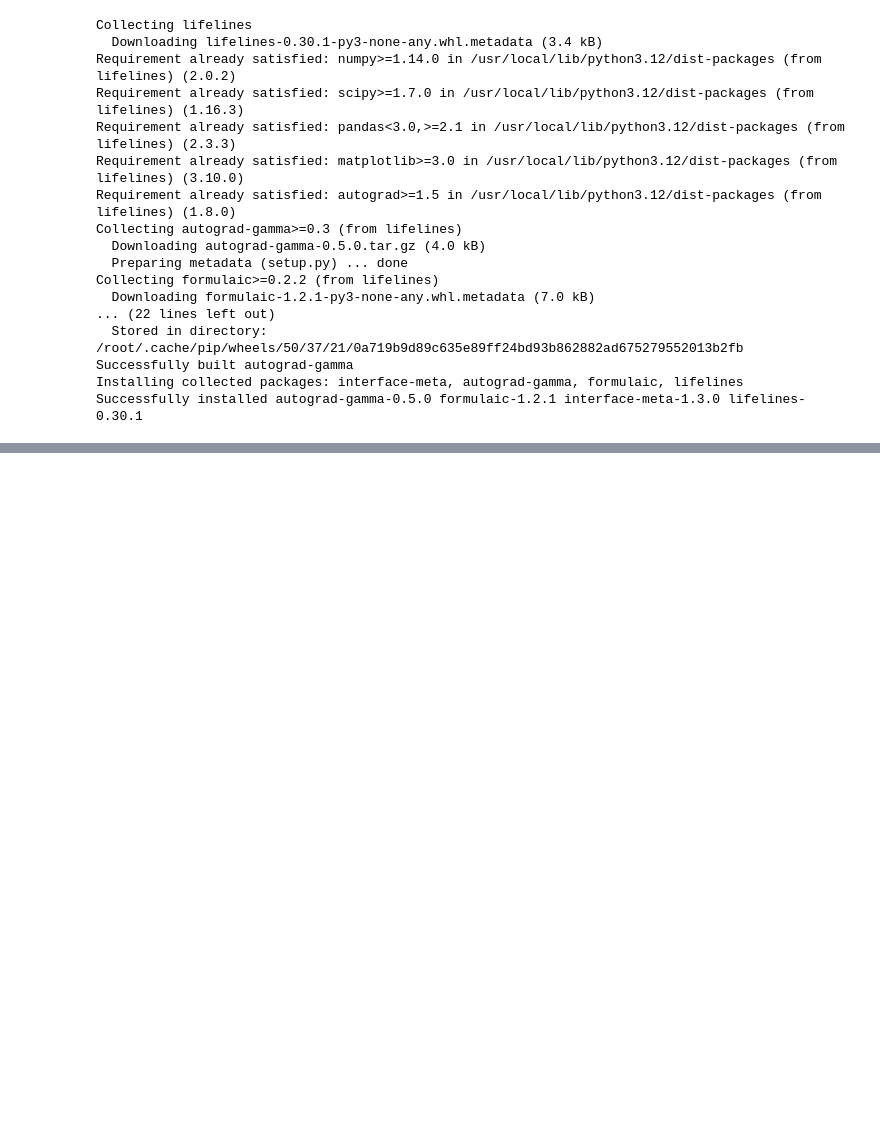
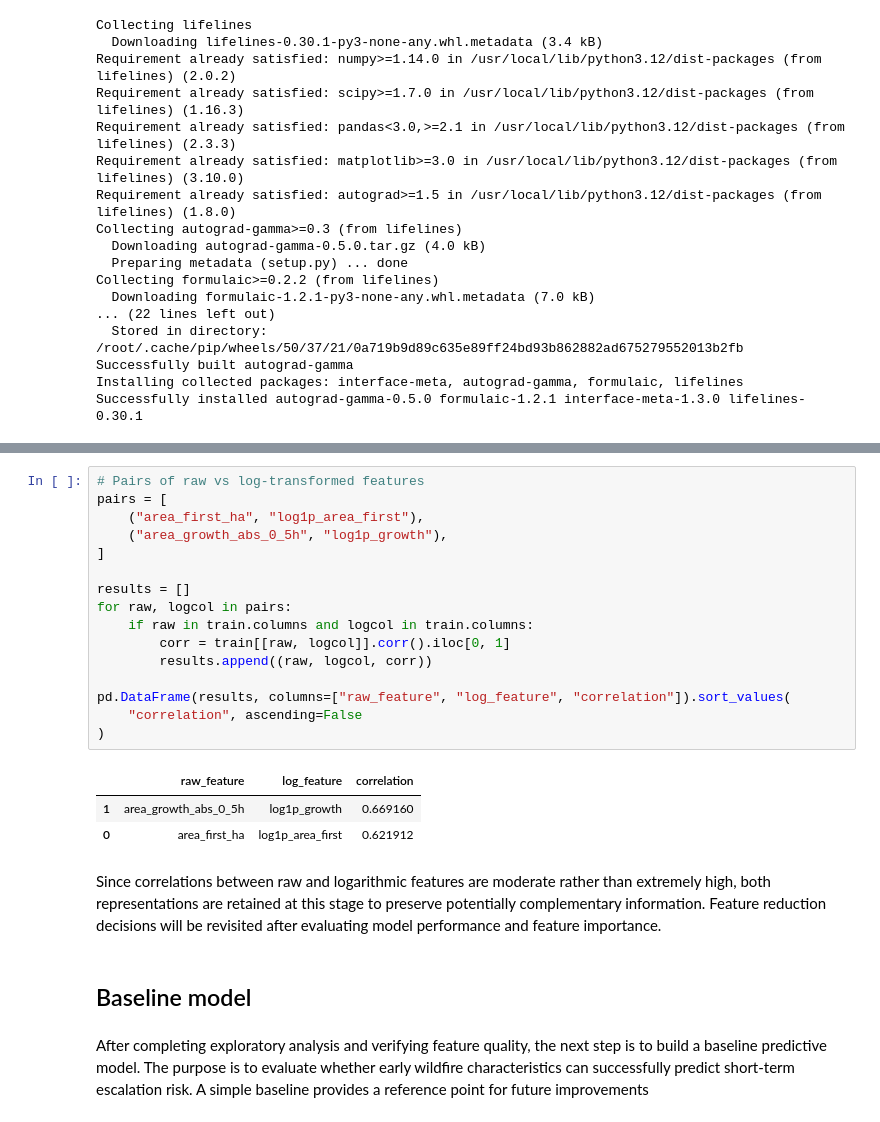
Before and after one commit to kholostovamk/KaggleCompetitionFires, a Jupyter notebook: notebook68a9156674.ipynb, the cells around one changed output, grey strips where cells are left out. Saved outputs shown, nothing was run; the diff lists cells and outputs as text; blank space fills up the shorter version.

```diff
--- a/notebook68a9156674.ipynb
+++ b/notebook68a9156674.ipynb
@@ -412,0 +567,26 @@ plt.show()
+# %%
+# Pairs of raw vs log-transformed features
+pairs = [
+    ("area_first_ha", "log1p_area_first"),
+    ("area_growth_abs_0_5h", "log1p_growth"),
+]
+
+results = []
+for raw, logcol in pairs:
+    if raw in train.columns and logcol in train.columns:
+        corr = train[[raw, logcol]].corr().iloc[0, 1]
+        results.append((raw, logcol, corr))
+
+pd.DataFrame(results, columns=["raw_feature", "log_feature", "correlation"]).sort_values(
+    "correlation", ascending=False
+)
+# %% [output]
+|  | raw_feature | log_feature | correlation |
+| 1 | area_growth_abs_0_5h | log1p_growth | 0.669160 |
+| 0 | area_first_ha | log1p_area_first | 0.621912 |
+# %% [markdown]
+Since correlations between raw and logarithmic features are moderate rather than extremely high, both representations are retained at this stage to preserve potentially complementary information. Feature reduction decisions will be revisited after evaluating model performance and feature importance.
+# %% [markdown]
+## Baseline model
+# %% [markdown]
+After completing exploratory analysis and verifying feature quality, the next step is to build a baseline predictive model. The purpose is to evaluate whether early wildfire characteristics can successfully predict short-term escalation risk. A simple baseline provides a reference point for future improvements
```
Also changed, not shown: parts of 16 cells of this notebook.
